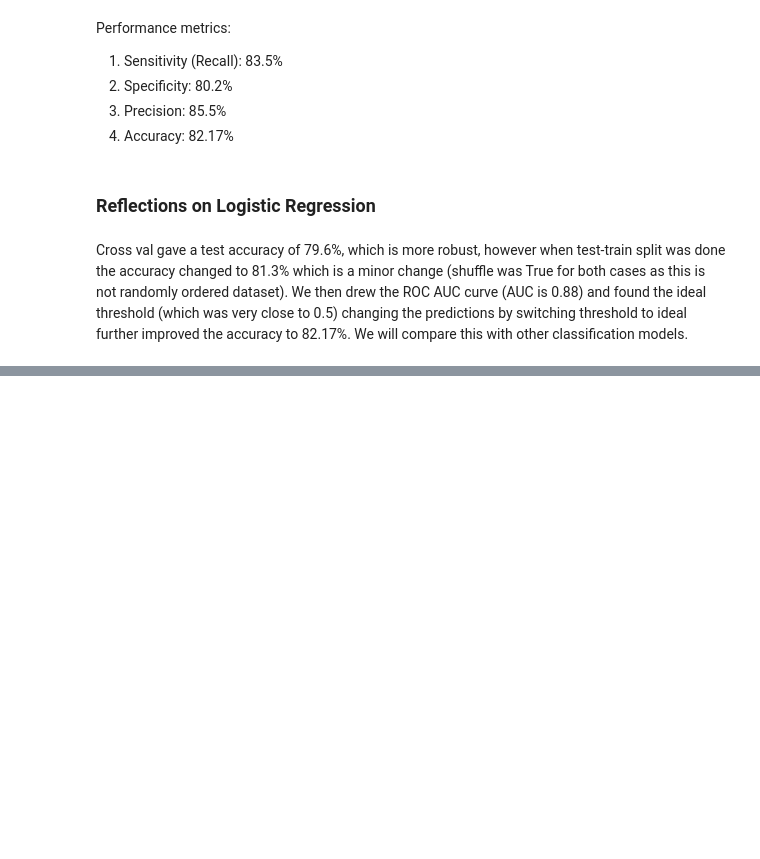
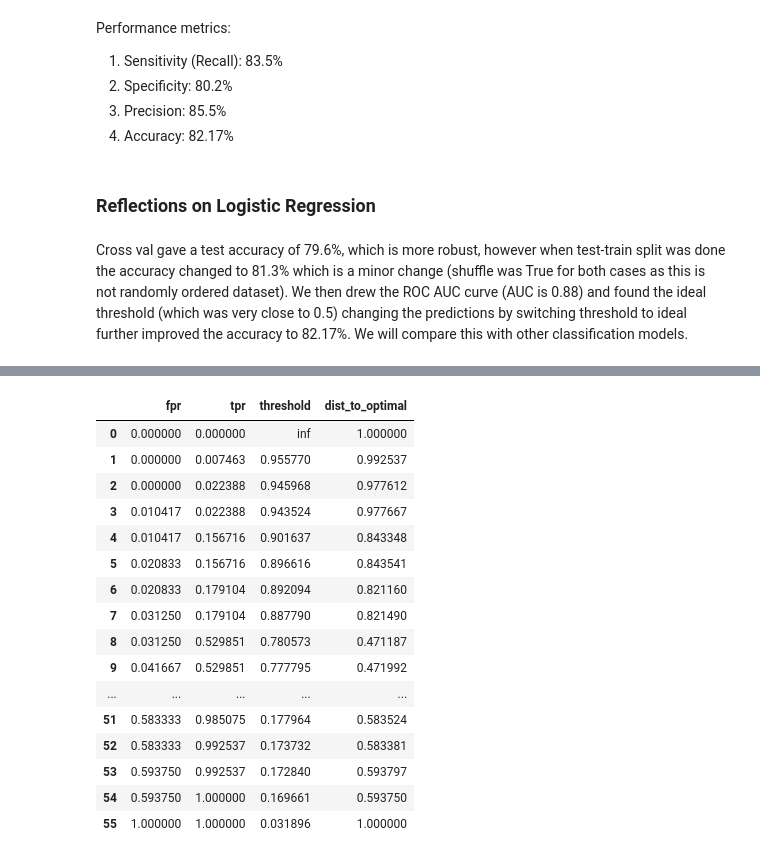
Before and after one commit to Nupur-Patil/ml_projects, a Jupyter notebook: heart_disease_prediction/notebooks/02_model_training.ipynb, the cells around one changed output, grey strips where cells are left out. Saved outputs shown, nothing was run; the diff lists cells and outputs as text; code cells hidden in the pictures; blank space fills up the shorter version.

```diff
--- a/heart_disease_prediction/notebooks/02_model_training.ipynb
+++ b/heart_disease_prediction/notebooks/02_model_training.ipynb
@@ -184,0 +298,22 @@ Cross val gave a test accuracy of 79.6%, which is more robust, however when test
+# %%
+curve = pd.DataFrame(data = {'fpr': fpr,'tpr':tpr, 'threshold':thresholds})
+curve['dist_to_optimal'] = np.sqrt((curve['fpr'] - 0)**2 + (curve['tpr'] - 1)**2)
+curve
+# %% [output]
+|  | fpr | tpr | threshold | dist_to_optimal |
+| 0 | 0.000000 | 0.000000 | inf | 1.000000 |
+| 1 | 0.000000 | 0.007463 | 0.955770 | 0.992537 |
+| 2 | 0.000000 | 0.022388 | 0.945968 | 0.977612 |
+| 3 | 0.010417 | 0.022388 | 0.943524 | 0.977667 |
+| 4 | 0.010417 | 0.156716 | 0.901637 | 0.843348 |
+| 5 | 0.020833 | 0.156716 | 0.896616 | 0.843541 |
+| 6 | 0.020833 | 0.179104 | 0.892094 | 0.821160 |
+| 7 | 0.031250 | 0.179104 | 0.887790 | 0.821490 |
+| 8 | 0.031250 | 0.529851 | 0.780573 | 0.471187 |
+| 9 | 0.041667 | 0.529851 | 0.777795 | 0.471992 |
+| ... | ... | ... | ... | ... |
+| 51 | 0.583333 | 0.985075 | 0.177964 | 0.583524 |
+| 52 | 0.583333 | 0.992537 | 0.173732 | 0.583381 |
+| 53 | 0.593750 | 0.992537 | 0.172840 | 0.593797 |
+| 54 | 0.593750 | 1.000000 | 0.169661 | 0.593750 |
+| 55 | 1.000000 | 1.000000 | 0.031896 | 1.000000 |
```
Also changed, not shown: parts of 31 cells of this notebook, 1 other file.
